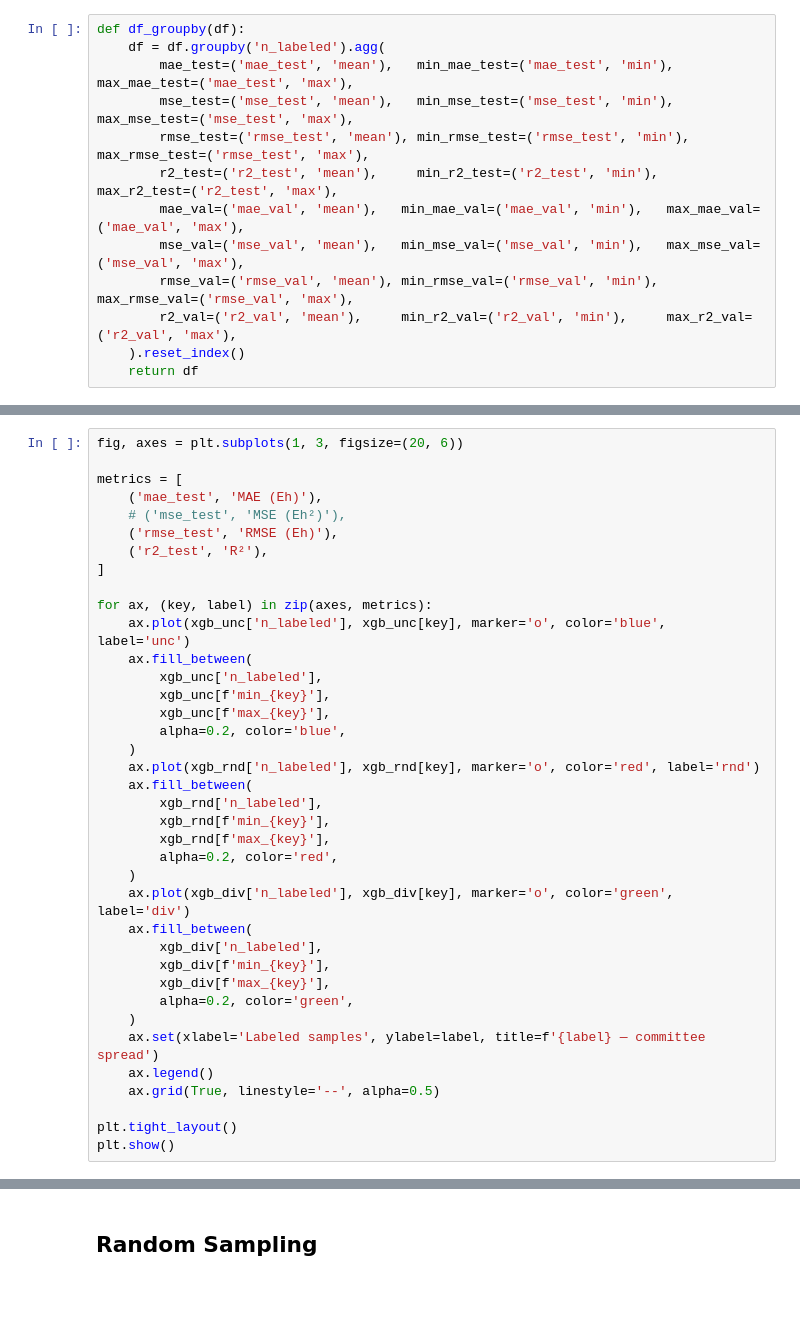
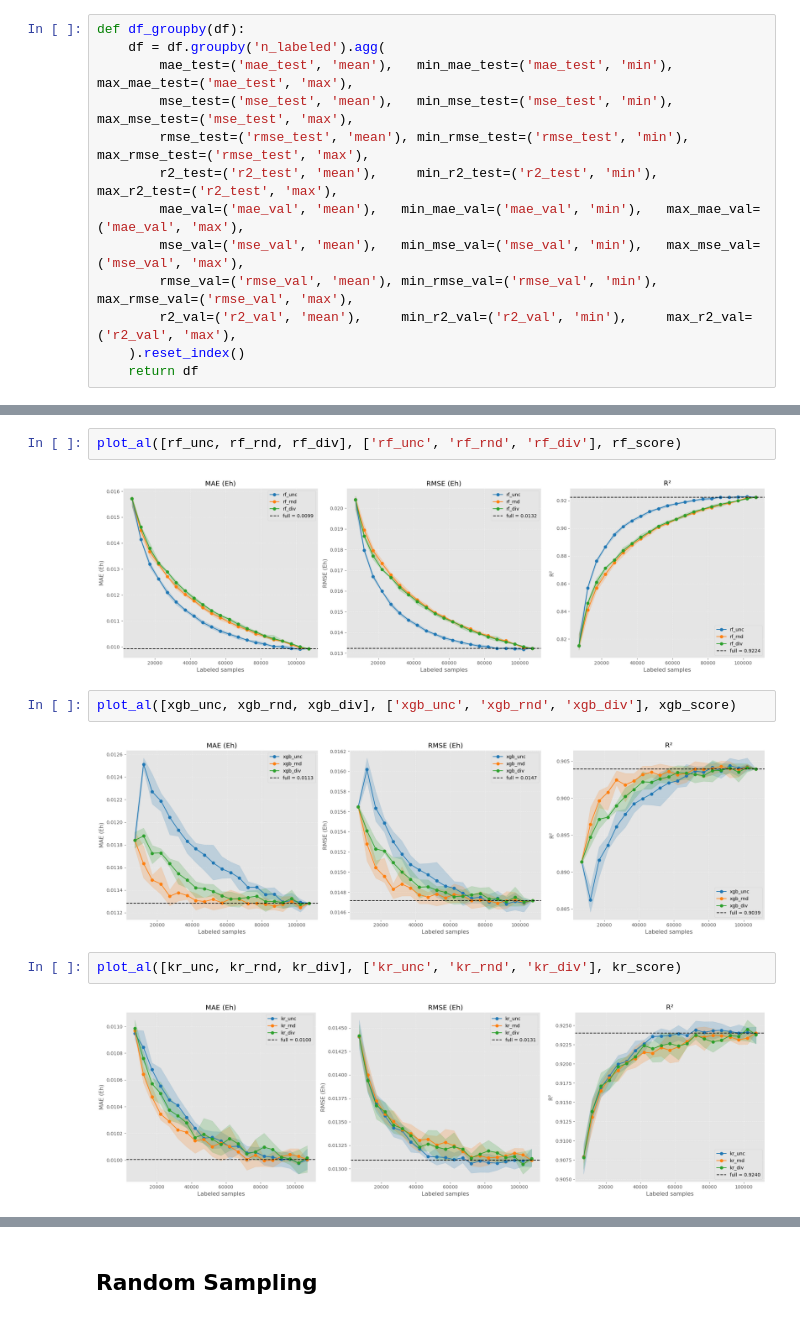
Before and after one commit to minhnghian03/property-prediction-al, a Jupyter notebook: ml/qm9_ml.ipynb, the cells around one changed output, grey strips where cells are left out. Saved outputs shown, nothing was run; the diff lists cells and outputs as text; blank space fills up the shorter version.

```diff
--- a/ml/qm9_ml.ipynb
+++ b/ml/qm9_ml.ipynb
@@ -1901,38 +1787,0 @@ plt.show()
-# %%
-fig, axes = plt.subplots(1, 3, figsize=(20, 6))
-
-metrics = [
-    ('mae_test', 'MAE (Eh)'),
-    # ('mse_test', 'MSE (Eh²)'),
-    ('rmse_test', 'RMSE (Eh)'),
-    ('r2_test', 'R²'),
-]
-
-for ax, (key, label) in zip(axes, metrics):
-    ax.plot(xgb_unc['n_labeled'], xgb_unc[key], marker='o', color='blue', label='unc')
-    ax.fill_between(
-        xgb_unc['n_labeled'],
-        xgb_unc[f'min_{key}'],
-        xgb_unc[f'max_{key}'],
-        alpha=0.2, color='blue',
-    )
-    ax.plot(xgb_rnd['n_labeled'], xgb_rnd[key], marker='o', color='red', label='rnd')
-    ax.fill_between(
-        xgb_rnd['n_labeled'],
-        xgb_rnd[f'min_{key}'],
-        xgb_rnd[f'max_{key}'],
-        alpha=0.2, color='red',
-    )
-    ax.plot(xgb_div['n_labeled'], xgb_div[key], marker='o', color='green', label='div')
-    ax.fill_between(
-        xgb_div['n_labeled'],
-        xgb_div[f'min_{key}'],
-        xgb_div[f'max_{key}'],
-        alpha=0.2, color='green',
-    )
-    ax.set(xlabel='Labeled samples', ylabel=label, title=f'{label} — committee spread')
-    ax.legend()
-    ax.grid(True, linestyle='--', alpha=0.5)
-
-plt.tight_layout()
-plt.show()
@@ -1940,0 +1834,12 @@ plt.show()
+# %%
+plot_al([rf_unc, rf_rnd, rf_div], ['rf_unc', 'rf_rnd', 'rf_div'], rf_score)
+# %% [output]
+[figure, added]
+# %%
+plot_al([xgb_unc, xgb_rnd, xgb_div], ['xgb_unc', 'xgb_rnd', 'xgb_div'], xgb_score)
+# %% [output]
+[figure, added]
+# %%
+plot_al([kr_unc, kr_rnd, kr_div], ['kr_unc', 'kr_rnd', 'kr_div'], kr_score)
+# %% [output]
+[figure, added]
```
Also changed, not shown: parts of 30 cells of this notebook, 5 other files.
